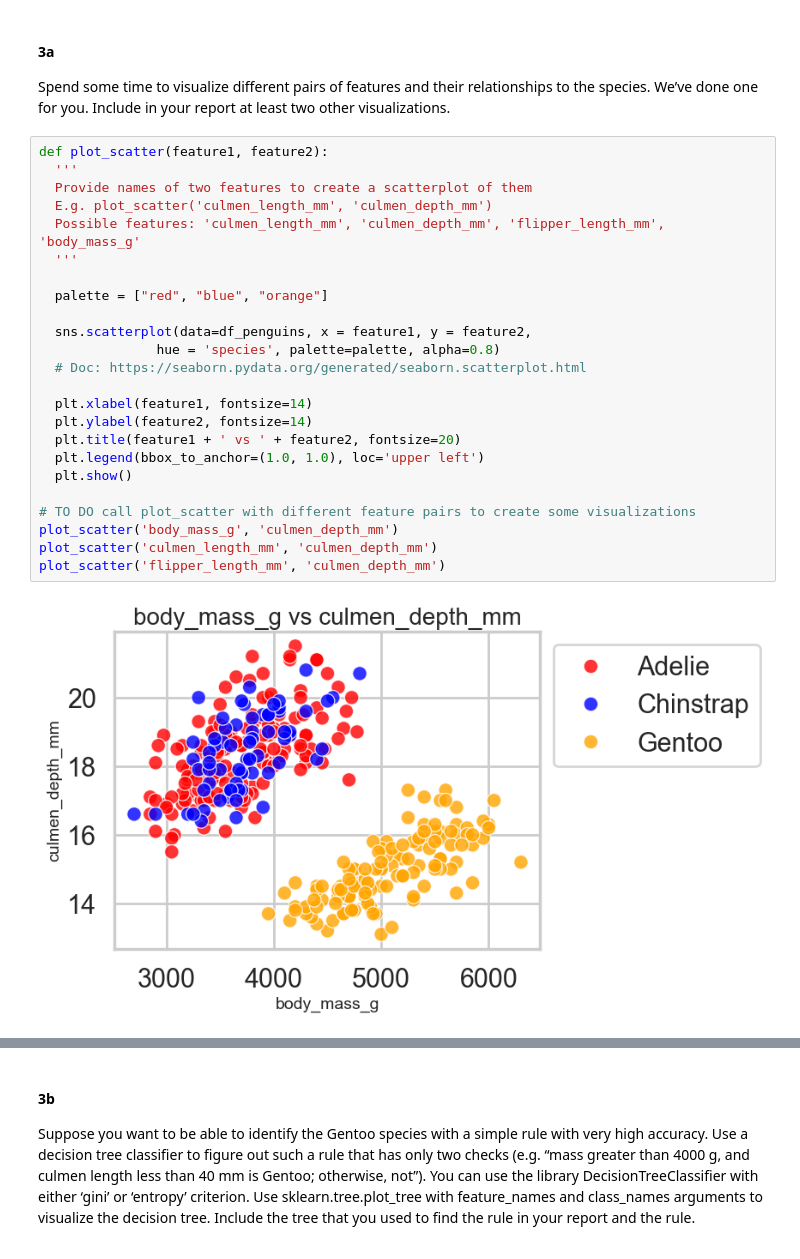
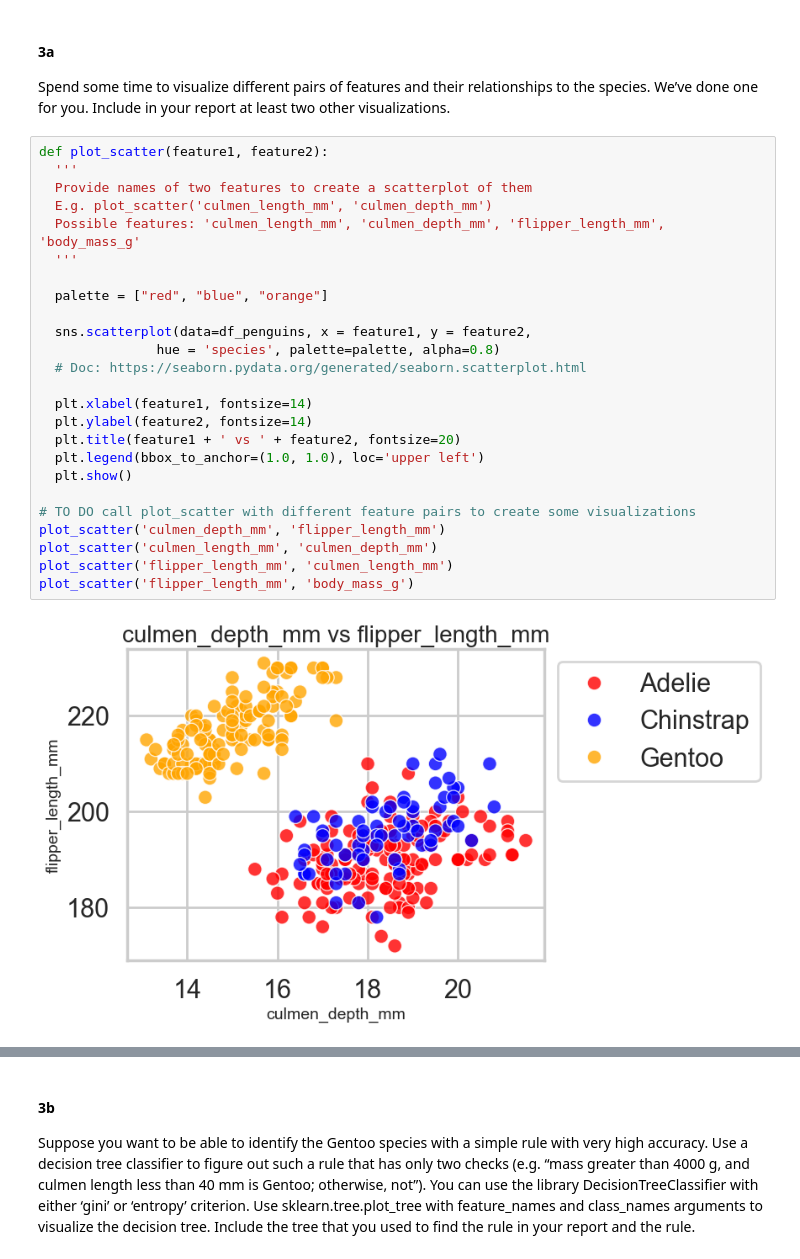
Before and after one commit to Slijeff/cs441, a Jupyter notebook: hw4/CS441_SP24_HW4_Starter.ipynb, the cells around one changed output, grey strips where cells are left out. Drawn from its saved outputs; the diff is of its cells as text.

```diff
--- a/hw4/CS441_SP24_HW4_Starter.ipynb
+++ b/hw4/CS441_SP24_HW4_Starter.ipynb
@@ -379,27 +376,28 @@ Spend some time to visualize different pairs of features and their relationships
 # %%
 def plot_scatter(feature1, feature2):
   '''
   Provide names of two features to create a scatterplot of them
   E.g. plot_scatter('culmen_length_mm', 'culmen_depth_mm')
   Possible features: 'culmen_length_mm', 'culmen_depth_mm', 'flipper_length_mm', 'body_mass_g'
   '''
 
   palette = ["red", "blue", "orange"]
 
   sns.scatterplot(data=df_penguins, x = feature1, y = feature2,
                hue = 'species', palette=palette, alpha=0.8)
   # Doc: https://seaborn.pydata.org/generated/seaborn.scatterplot.html
 
   plt.xlabel(feature1, fontsize=14)
   plt.ylabel(feature2, fontsize=14)
   plt.title(feature1 + ' vs ' + feature2, fontsize=20)
   plt.legend(bbox_to_anchor=(1.0, 1.0), loc='upper left')
   plt.show()
 
 # TO DO call plot_scatter with different feature pairs to create some visualizations
-plot_scatter('body_mass_g', 'culmen_depth_mm')
+plot_scatter('culmen_depth_mm', 'flipper_length_mm')
 plot_scatter('culmen_length_mm', 'culmen_depth_mm')
-plot_scatter('flipper_length_mm', 'culmen_depth_mm')
+plot_scatter('flipper_length_mm', 'culmen_length_mm')
+plot_scatter('flipper_length_mm', 'body_mass_g')
 # %% [output]
-[figure, old version]
+[figure, new version]
 [figure]
```
Also changed, not shown: parts of 8 cells of this notebook.
